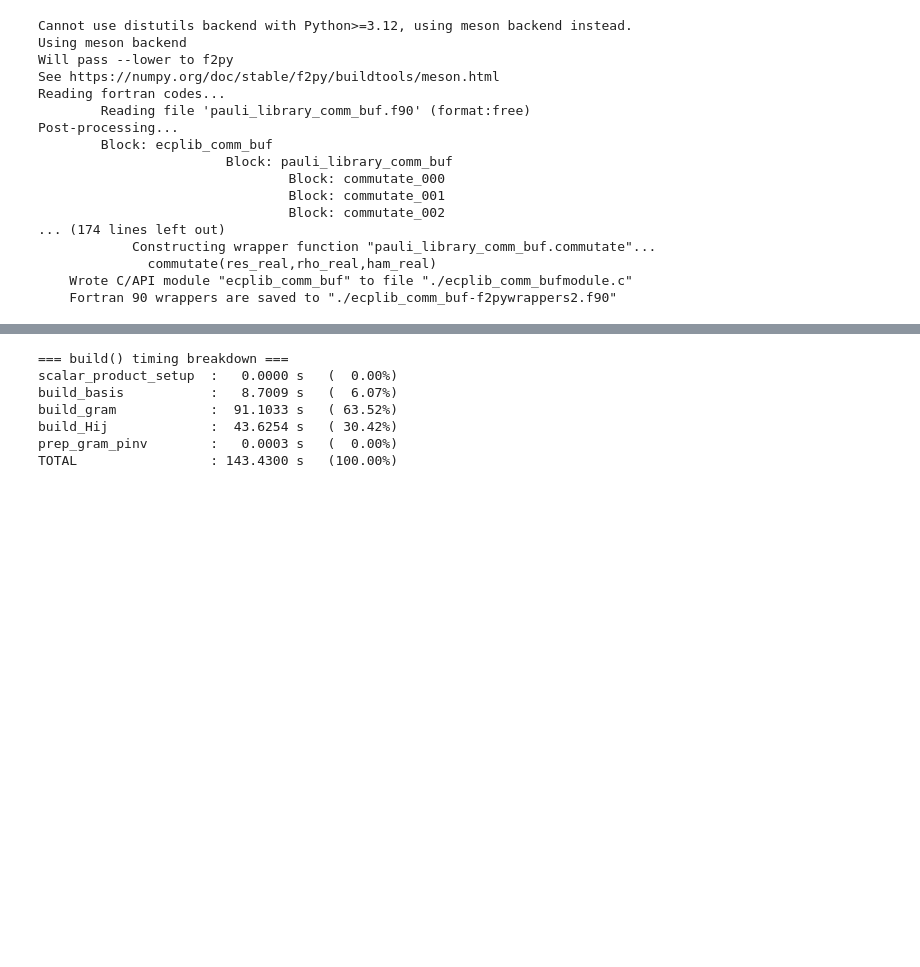
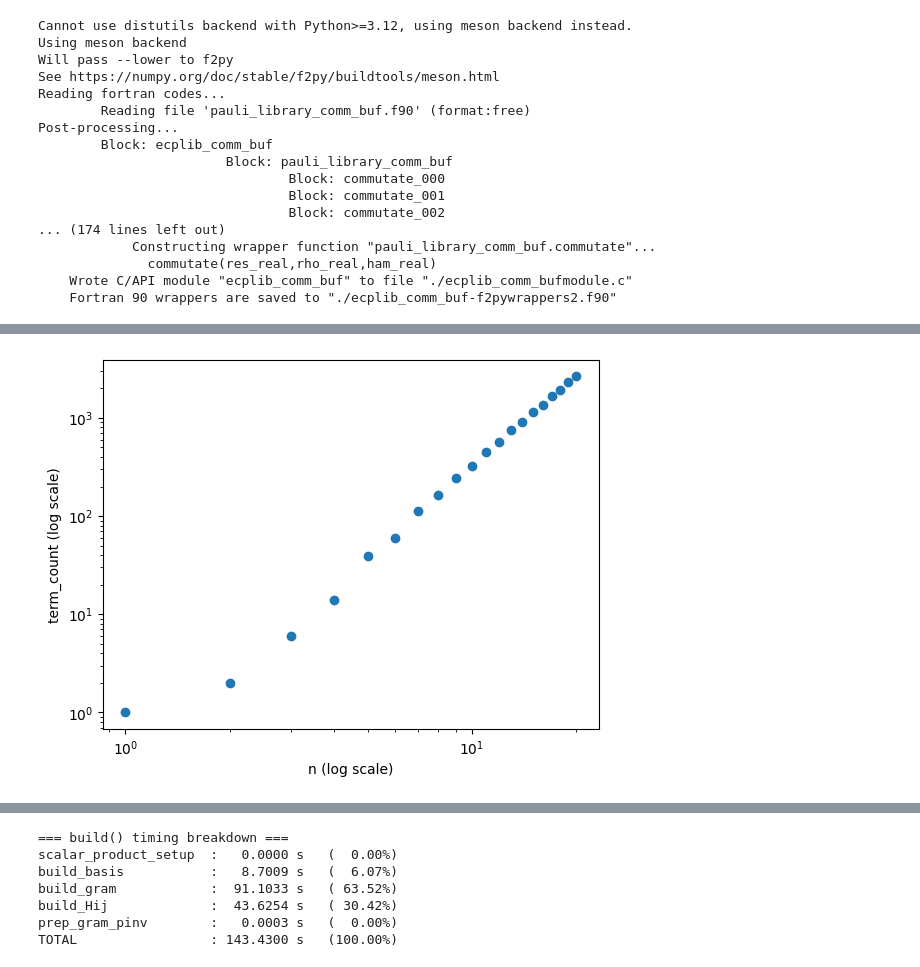
Before and after one commit to tomi-cuentitas/phoenix-adaptH, a Jupyter notebook: adaptHeisenberg/development_tests/timestamps_adaptH.ipynb, the cells around one changed output, grey strips where cells are left out. Drawn from its saved outputs; the diff is of its cells as text; code cells hidden in the pictures; blank space fills up the shorter version.

```diff
--- a/adaptHeisenberg/development_tests/timestamps_adaptH.ipynb
+++ b/adaptHeisenberg/development_tests/timestamps_adaptH.ipynb
@@ -138,0 +217,12 @@ Post-processing...
+# %%
+
+x = [_ for _ in range(ell+1)]
+
+plt.scatter(x, term_count)
+plt.xscale("log")
+plt.yscale("log")
+plt.xlabel("n (log scale)")
+plt.ylabel("term_count (log scale)")
+plt.show()
+# %% [output]
+[figure, added]
```
Also changed, not shown: parts of 8 cells of this notebook, 1 other file.
